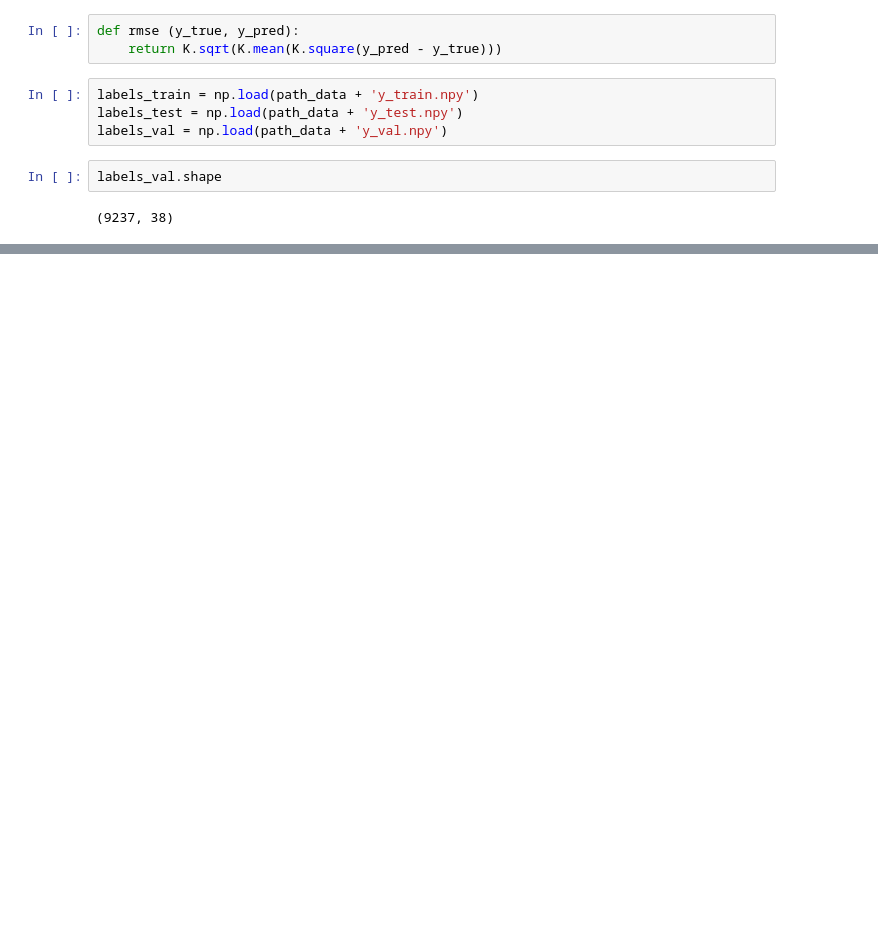
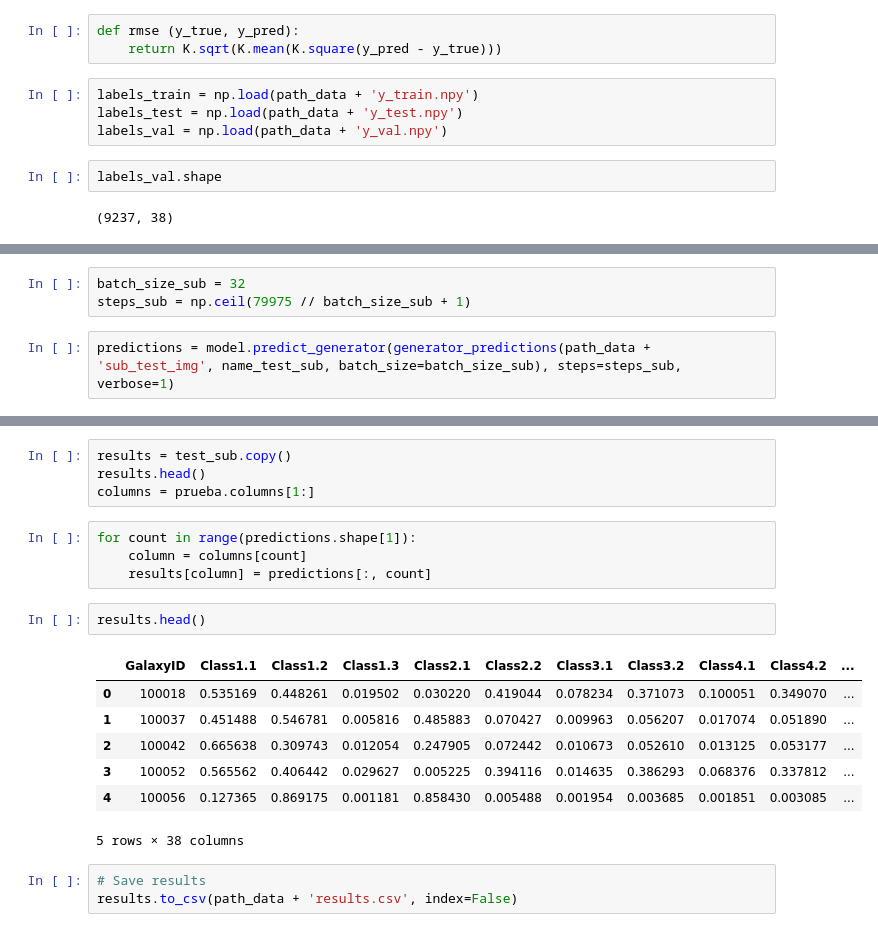
Before and after one commit to aldpdz/galaxy-zoo, a Jupyter notebook: Network architecture.ipynb, the cells around one changed output, grey strips where cells are left out. Drawn from its saved outputs; the diff is of its cells as text; blank space fills up the shorter version.

Commit message:
train models and submission

```diff
--- a/Network architecture.ipynb
+++ b/Network architecture.ipynb
@@ -148,0 +232,5 @@ model.evaluate_generator(generator(path_data + 'images_training_rev1', labels_te
+# %%
+batch_size_sub = 32
+steps_sub = np.ceil(79975 // batch_size_sub + 1)
+# %%
+predictions = model.predict_generator(generator_predictions(path_data + 'sub_test_img', name_test_sub, batch_size=batch_size_sub), steps=steps_sub, verbose=1)
@@ -148,0 +239,21 @@ model.evaluate_generator(generator(path_data + 'images_training_rev1', labels_te
+# %%
+results = test_sub.copy()
+results.head()
+columns = prueba.columns[1:]
+# %%
+for count in range(predictions.shape[1]):
+    column = columns[count]
+    results[column] = predictions[:, count]
+# %%
+results.head()
+# %% [output]
+|  | GalaxyID | Class1.1 | Class1.2 | Class1.3 | Class2.1 | Class2.2 | Class3.1 | Class3.2 | Class4.1 | Class4.2 | ... |
+| 0 | 100018 | 0.535169 | 0.448261 | 0.019502 | 0.030220 | 0.419044 | 0.078234 | 0.371073 | 0.100051 | 0.349070 | ... |
+| 1 | 100037 | 0.451488 | 0.546781 | 0.005816 | 0.485883 | 0.070427 | 0.009963 | 0.056207 | 0.017074 | 0.051890 | ... |
+| 2 | 100042 | 0.665638 | 0.309743 | 0.012054 | 0.247905 | 0.072442 | 0.010673 | 0.052610 | 0.013125 | 0.053177 | ... |
+| 3 | 100052 | 0.565562 | 0.406442 | 0.029627 | 0.005225 | 0.394116 | 0.014635 | 0.386293 | 0.068376 | 0.337812 | ... |
+| 4 | 100056 | 0.127365 | 0.869175 | 0.001181 | 0.858430 | 0.005488 | 0.001954 | 0.003685 | 0.001851 | 0.003085 | ... |
+5 rows × 38 columns
+# %%
+# Save results
+results.to_csv(path_data + 'results.csv', index=False)
```
Also changed, not shown: parts of 24 cells of this notebook, 18 other files.
